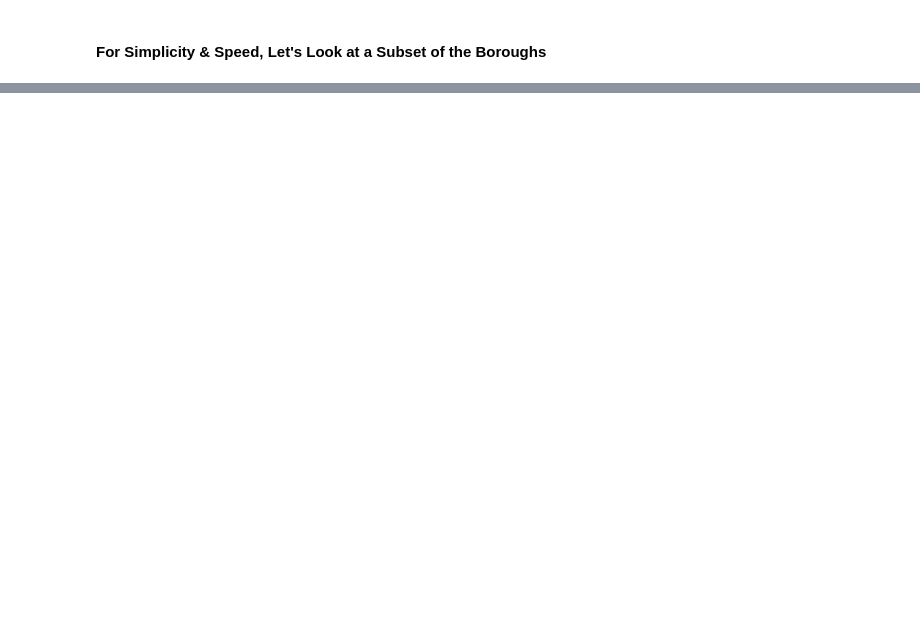
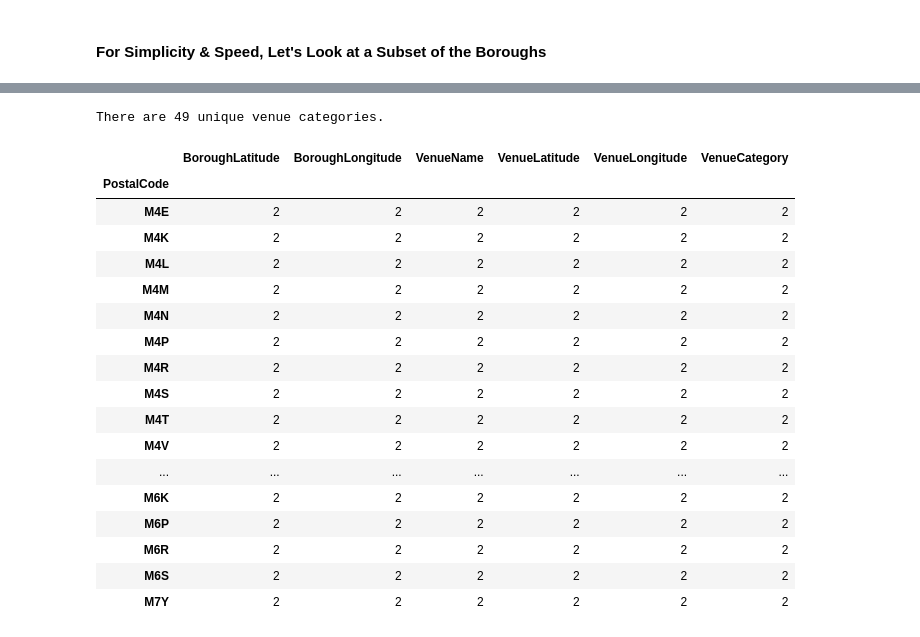
Before and after one commit to amypeniston/data-science-capstone-project, a Jupyter notebook: Scraping_and_Clustering.ipynb, the cells around one changed output, grey strips where cells are left out. Drawn from its saved outputs; the diff is of its cells as text; code cells hidden in the pictures; blank space fills up the shorter version.

Commit message:
Retrieved nearby venues via API, examined results

```diff
--- a/Scraping_and_Clustering.ipynb
+++ b/Scraping_and_Clustering.ipynb
@@ -207,6 +204,7 @@ plot_locations(latitude, longitude, toronto)
 # %% [markdown]
 #### For Simplicity & Speed, Let's Look at a Subset of the Boroughs
 # %%
-segment = toronto[toronto["Borough"].str.contains("Toronto")]
-segment.head()
+toronto_data = toronto[toronto["Borough"].str.contains("Toronto")]
+print(toronto_data.shape)
+toronto_data.head()
 # %% [output]
@@ -227,0 +229,30 @@ plot_locations(latitude, longitude, segment)
+# %%
+radius = 500
+limit = 2
+
+def get_nearby_venues(df):
+    venues_list = []
+
+    for lat, lng, label in zip(df["Latitude"], df["Longitude"], df["PostalCode"]):
+        url = "https://api.foursquare.com/v2/venues/explore?client_id={}&client_secret={}&v={}&ll={},{}&radius={}&limit={}".format(
+            CLIENT_ID, CLIENT_SECRET, VERSION,
+            lat, lng,
+            radius, limit)
+        results = requests.get(url).json()["response"]["groups"][0]["items"]
+        venues_list.append([(
+            label,
+            lat,
+            lng,
+            venue["venue"]["name"],
+            venue["venue"]["location"]["lat"],
+            venue["venue"]["location"]["lng"],
+            venue["venue"]["categories"][0]["name"]
+        ) for venue in results])
+
+    nearby_venues = pd.DataFrame([item for venue in venues_list for item in venue])
+    nearby_venues.columns = ["PostalCode", "BoroughLatitude", "BoroughLongitude",
+                             "VenueName", "VenueLatitude", "VenueLongitude", "VenueCategory"]
+
+    return nearby_venues
+# %%
+nearby_venues = get_nearby_venues(toronto_data)
@@ -227,0 +274,22 @@ plot_locations(latitude, longitude, segment)
+# %%
+nearby_venues.groupby("PostalCode").count()
+# %% [output]
+There are 49 unique venue categories.
+|  | BoroughLatitude | BoroughLongitude | VenueName | VenueLatitude | VenueLongitude | VenueCategory |
+| PostalCode |  |  |  |  |  |  |
+| M4E | 2 | 2 | 2 | 2 | 2 | 2 |
+| M4K | 2 | 2 | 2 | 2 | 2 | 2 |
+| M4L | 2 | 2 | 2 | 2 | 2 | 2 |
+| M4M | 2 | 2 | 2 | 2 | 2 | 2 |
+| M4N | 2 | 2 | 2 | 2 | 2 | 2 |
+| M4P | 2 | 2 | 2 | 2 | 2 | 2 |
+| M4R | 2 | 2 | 2 | 2 | 2 | 2 |
+| M4S | 2 | 2 | 2 | 2 | 2 | 2 |
+| M4T | 2 | 2 | 2 | 2 | 2 | 2 |
+| M4V | 2 | 2 | 2 | 2 | 2 | 2 |
+| ... | ... | ... | ... | ... | ... | ... |
+| M6K | 2 | 2 | 2 | 2 | 2 | 2 |
+| M6P | 2 | 2 | 2 | 2 | 2 | 2 |
+| M6R | 2 | 2 | 2 | 2 | 2 | 2 |
+| M6S | 2 | 2 | 2 | 2 | 2 | 2 |
+| M7Y | 2 | 2 | 2 | 2 | 2 | 2 |
```
Also changed, not shown: parts of 20 cells of this notebook.
